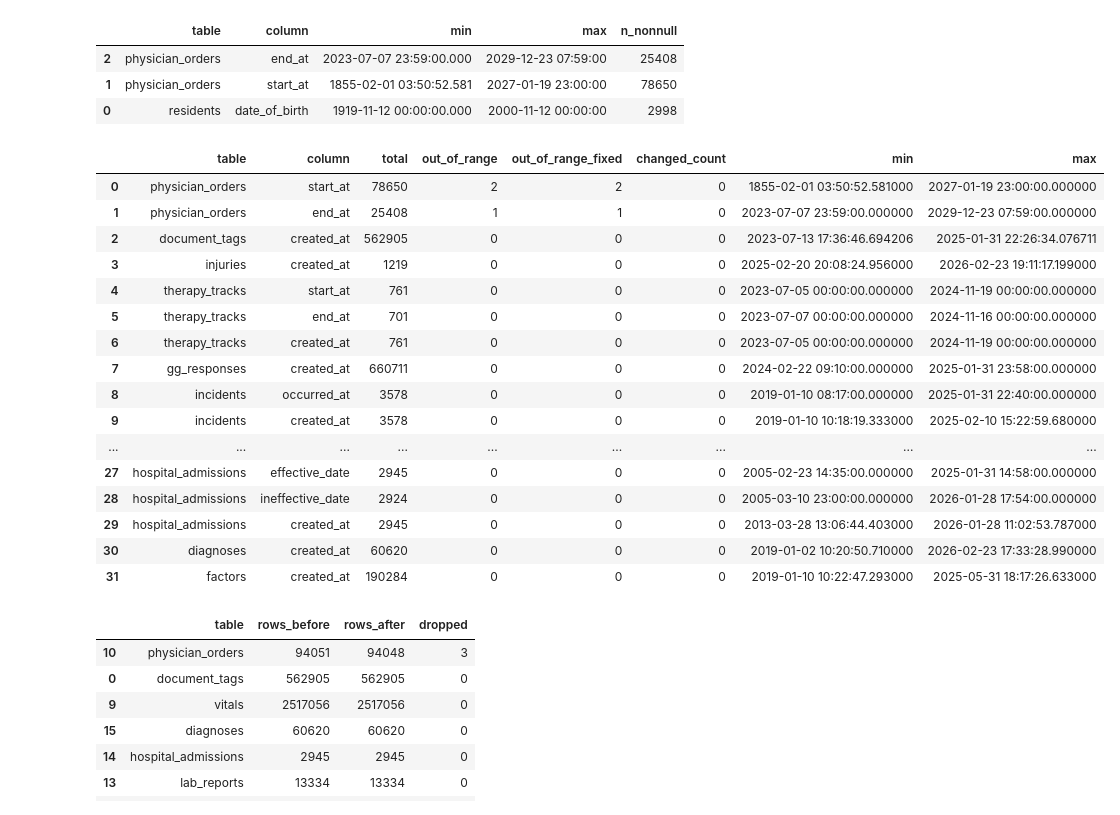
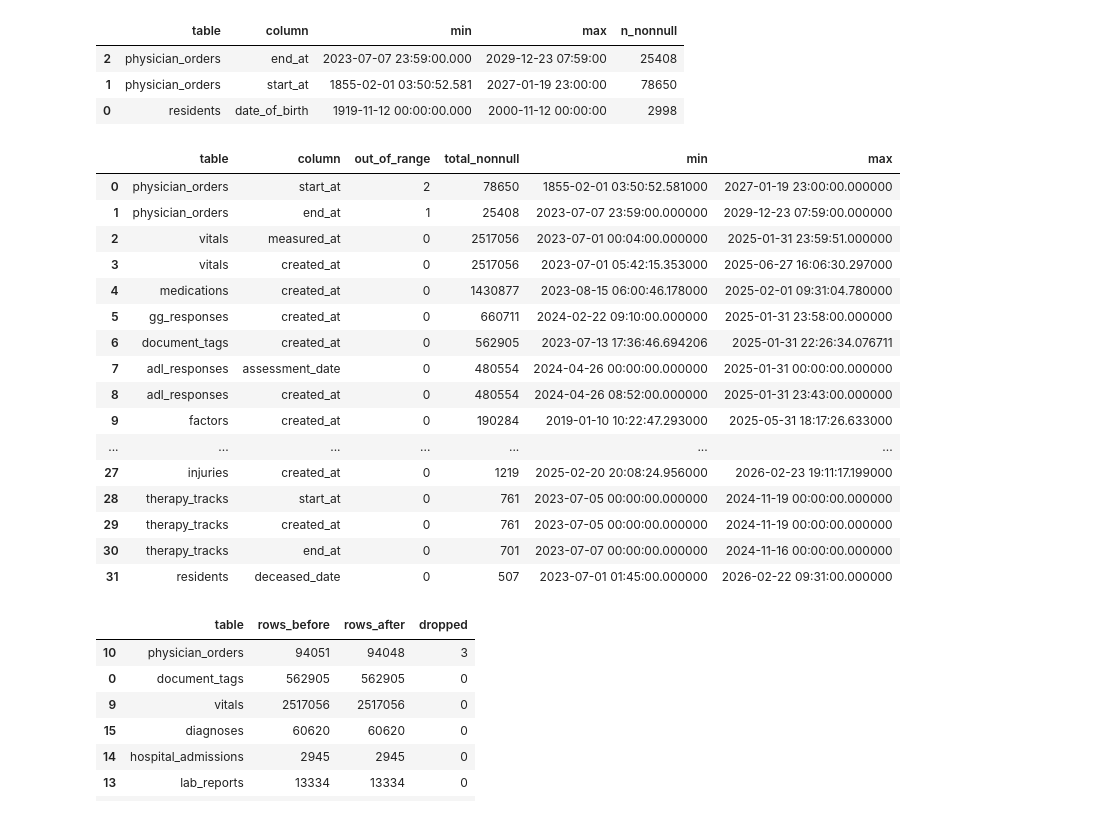
Before and after one commit to marcelosobral/incident-risk, a Jupyter notebook: notebooks/01_eda.ipynb, the cells around one changed output. Cells and saved outputs as stored; diff of their text form; code cells hidden in the pictures.

```diff
--- a/notebooks/01_eda.ipynb
+++ b/notebooks/01_eda.ipynb
@@ -440,57 +512,58 @@ outlier_df
 | 1 | physician_orders | start_at | 1855-02-01 03:50:52.581 | 2027-01-19 23:00:00 | 78650 |
 | 0 | residents | date_of_birth | 1919-11-12 00:00:00.000 | 2000-11-12 00:00:00 | 2998 |
 # %%
-# Apply parsing fix across all date-like columns (excluding date_of_birth)
+# Date range out-of-range counts by table (no parsing fixes)
 min_year = 2000
 max_year = 2026
 
-results = []
+exclude_cols = {"date_of_birth", "dob", "birth_date", "birthdate"}
+
+rows = []
 for name, df in dfs.items():
-    for col in detect_time_cols(df):
-        if str(col).lower() in {"date_of_birth", "dob", "birth_date", "birthdate"}:
+    time_cols = detect_time_cols(df)
+    if not time_cols:
+        continue
+    for col in time_cols:
+        if str(col).lower() in exclude_cols:
             continue
-        base_stats = count_out_of_range(df[col], min_year=min_year, max_year=max_year)
-        fixed_series = fix_date_parsing(df[col], min_year=min_year, max_year=max_year)
-        fixed_stats = count_out_of_range(fixed_series, min_year=min_year, max_year=max_year)
-
-        results.append(
+        ts = pd.to_datetime(df[col], errors="coerce")
+        out_mask = ((ts.dt.year < min_year) | (ts.dt.year > max_year)) & ts.notna()
+        rows.append(
             {
                 "table": name,
                 "column": col,
-                "total": base_stats["total"],
-                "out_of_range": base_stats["out_of_range"],
-                "out_of_range_fixed": fixed_stats["out_of_range"],
-                "changed_count": int(((pd.to_datetime(df[col], errors="coerce") != fixed_series) & pd.to_datetime(df[col], errors="coerce").notna()).sum()),
-                "min": base_stats["min"],
-                "max": base_stats["max"],
+                "out_of_range": int(out_mask.sum()),
+                "total_nonnull": int(ts.notna().sum()),
+                "min": ts.min(),
+                "max": ts.max(),
             }
         )
 
-results_df = (
-    pd.DataFrame(results)
-    .sort_values(["out_of_range", "out_of_range_fixed"], ascending=False)
+out_range_df = (
+    pd.DataFrame(rows)
+    .sort_values(["out_of_range", "total_nonnull"], ascending=False)
     .reset_index(drop=True)
 )
 
-results_df
+out_range_df
 # %% [output]
-|  | table | column | total | out_of_range | out_of_range_fixed | changed_count | min | max |
-| 0 | physician_orders | start_at | 78650 | 2 | 2 | 0 | 1855-02-01 03:50:52.581000 | 2027-01-19 23:00:00.000000 |
-| 1 | physician_orders | end_at | 25408 | 1 | 1 | 0 | 2023-07-07 23:59:00.000000 | 2029-12-23 07:59:00.000000 |
-| 2 | document_tags | created_at | 562905 | 0 | 0 | 0 | 2023-07-13 17:36:46.694206 | 2025-01-31 22:26:34.076711 |
-| 3 | injuries | created_at | 1219 | 0 | 0 | 0 | 2025-02-20 20:08:24.956000 | 2026-02-23 19:11:17.199000 |
-| 4 | therapy_tracks | start_at | 761 | 0 | 0 | 0 | 2023-07-05 00:00:00.000000 | 2024-11-19 00:00:00.000000 |
-| 5 | therapy_tracks | end_at | 701 | 0 | 0 | 0 | 2023-07-07 00:00:00.000000 | 2024-11-16 00:00:00.000000 |
-| 6 | therapy_tracks | created_at | 761 | 0 | 0 | 0 | 2023-07-05 00:00:00.000000 | 2024-11-19 00:00:00.000000 |
-| 7 | gg_responses | created_at | 660711 | 0 | 0 | 0 | 2024-02-22 09:10:00.000000 | 2025-01-31 23:58:00.000000 |
-| 8 | incidents | occurred_at | 3578 | 0 | 0 | 0 | 2019-01-10 08:17:00.000000 | 2025-01-31 22:40:00.000000 |
-| 9 | incidents | created_at | 3578 | 0 | 0 | 0 | 2019-01-10 10:18:19.333000 | 2025-02-10 15:22:59.680000 |
-| ... | ... | ... | ... | ... | ... | ... | ... | ... |
-| 27 | hospital_admissions | effective_date | 2945 | 0 | 0 | 0 | 2005-02-23 14:35:00.000000 | 2025-01-31 14:58:00.000000 |
-| 28 | hospital_admissions | ineffective_date | 2924 | 0 | 0 | 0 | 2005-03-10 23:00:00.000000 | 2026-01-28 17:54:00.000000 |
-| 29 | hospital_admissions | created_at | 2945 | 0 | 0 | 0 | 2013-03-28 13:06:44.403000 | 2026-01-28 11:02:53.787000 |
-| 30 | diagnoses | created_at | 60620 | 0 | 0 | 0 | 2019-01-02 10:20:50.710000 | 2026-02-23 17:33:28.990000 |
-| 31 | factors | created_at | 190284 | 0 | 0 | 0 | 2019-01-10 10:22:47.293000 | 2025-05-31 18:17:26.633000 |
+|  | table | column | out_of_range | total_nonnull | min | max |
+| 0 | physician_orders | start_at | 2 | 78650 | 1855-02-01 03:50:52.581000 | 2027-01-19 23:00:00.000000 |
+| 1 | physician_orders | end_at | 1 | 25408 | 2023-07-07 23:59:00.000000 | 2029-12-23 07:59:00.000000 |
+| 2 | vitals | measured_at | 0 | 2517056 | 2023-07-01 00:04:00.000000 | 2025-01-31 23:59:51.000000 |
+| 3 | vitals | created_at | 0 | 2517056 | 2023-07-01 05:42:15.353000 | 2025-06-27 16:06:30.297000 |
+| 4 | medications | created_at | 0 | 1430877 | 2023-08-15 06:00:46.178000 | 2025-02-01 09:31:04.780000 |
+| 5 | gg_responses | created_at | 0 | 660711 | 2024-02-22 09:10:00.000000 | 2025-01-31 23:58:00.000000 |
+| 6 | document_tags | created_at | 0 | 562905 | 2023-07-13 17:36:46.694206 | 2025-01-31 22:26:34.076711 |
+| 7 | adl_responses | assessment_date | 0 | 480554 | 2024-04-26 00:00:00.000000 | 2025-01-31 00:00:00.000000 |
+| 8 | adl_responses | created_at | 0 | 480554 | 2024-04-26 08:52:00.000000 | 2025-01-31 23:43:00.000000 |
+| 9 | factors | created_at | 0 | 190284 | 2019-01-10 10:22:47.293000 | 2025-05-31 18:17:26.633000 |
+| ... | ... | ... | ... | ... | ... | ... |
+| 27 | injuries | created_at | 0 | 1219 | 2025-02-20 20:08:24.956000 | 2026-02-23 19:11:17.199000 |
+| 28 | therapy_tracks | start_at | 0 | 761 | 2023-07-05 00:00:00.000000 | 2024-11-19 00:00:00.000000 |
+| 29 | therapy_tracks | created_at | 0 | 761 | 2023-07-05 00:00:00.000000 | 2024-11-19 00:00:00.000000 |
+| 30 | therapy_tracks | end_at | 0 | 701 | 2023-07-07 00:00:00.000000 | 2024-11-16 00:00:00.000000 |
+| 31 | residents | deceased_date | 0 | 507 | 2023-07-01 01:45:00.000000 | 2026-02-22 09:31:00.000000 |
 # %%
 # Filter out rows with date-like columns outside 2000-01 to 2026-12 (keep raw dfs)
 min_year = 2000
```
Also changed, not shown: parts of 3 cells of this notebook, 13 other files.
